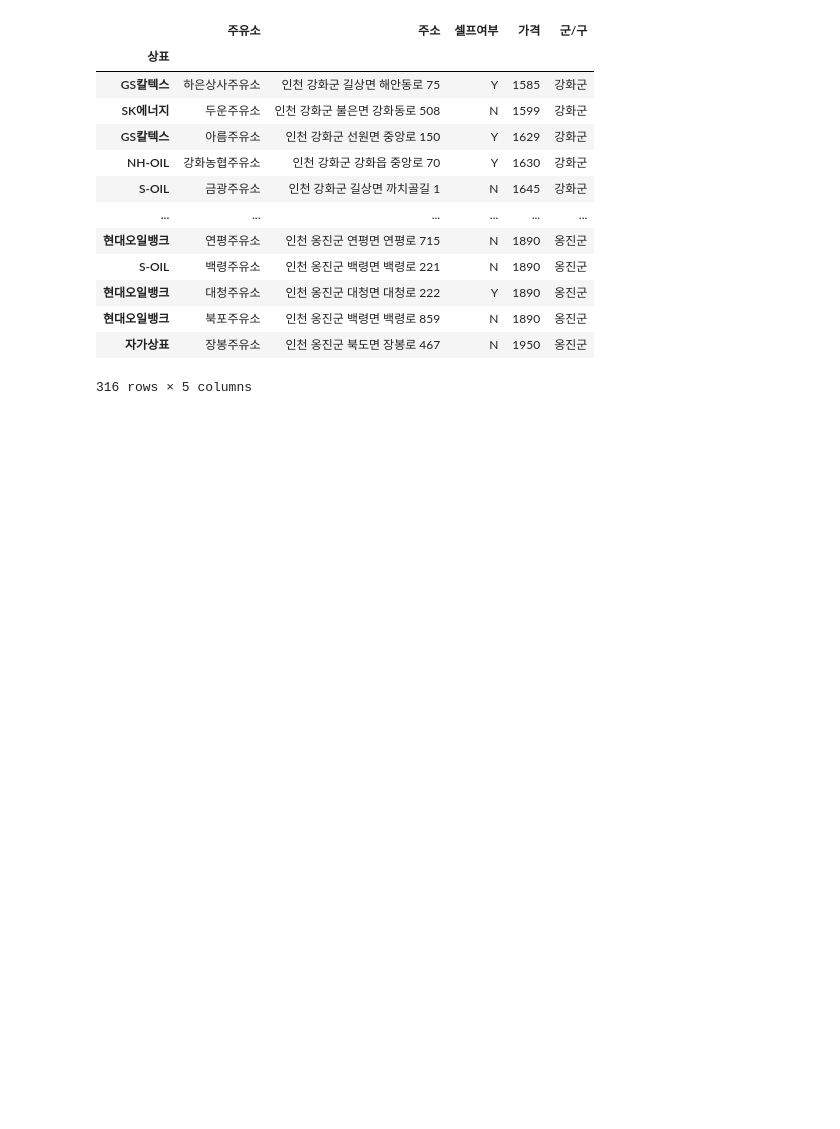
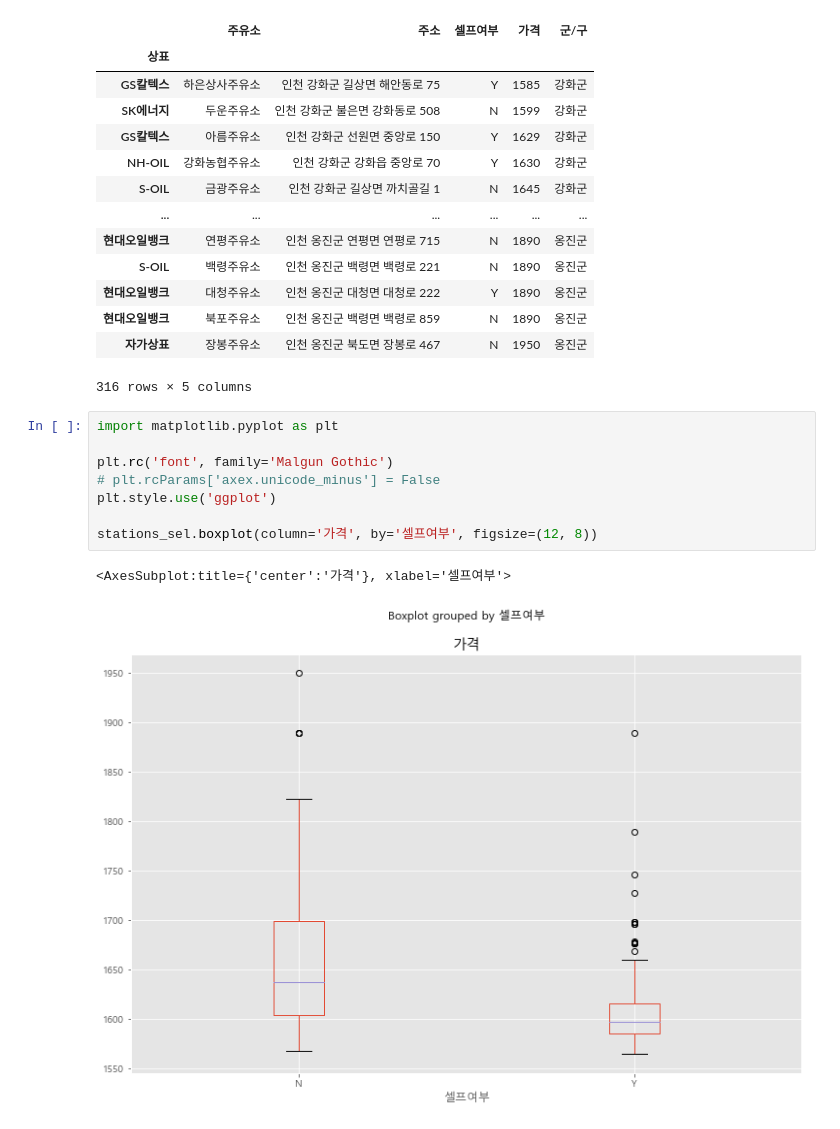
Before and after one commit to Eui9179/AI-DS, a Jupyter notebook: Exercises/Week10/draw_gas_station_graph.ipynb, the cells around one changed output. Saved outputs shown, nothing was run; the diff lists cells and outputs as text; blank space fills up the shorter version.

```diff
--- a/Exercises/Week10/draw_gas_station_graph.ipynb
+++ b/Exercises/Week10/draw_gas_station_graph.ipynb
@@ -225,3 +225,14 @@ stations_sel_name
 | 현대오일뱅크 | 북포주유소 | 인천 옹진군 백령면 백령로 859 | N | 1890 | 옹진군 |
 | 자가상표 | 장봉주유소 | 인천 옹진군 북도면 장봉로 467 | N | 1950 | 옹진군 |
 316 rows × 5 columns
+# %%
+import matplotlib.pyplot as plt
+
+plt.rc('font', family='Malgun Gothic')
+# plt.rcParams['axex.unicode_minus'] = False
+plt.style.use('ggplot')
+
+stations_sel.boxplot(column='가격', by='셀프여부', figsize=(12, 8))
+# %% [output]
+<AxesSubplot:title={'center':'가격'}, xlabel='셀프여부'>
+[figure, added]
```
Also changed, not shown: parts of 4 cells of this notebook.
